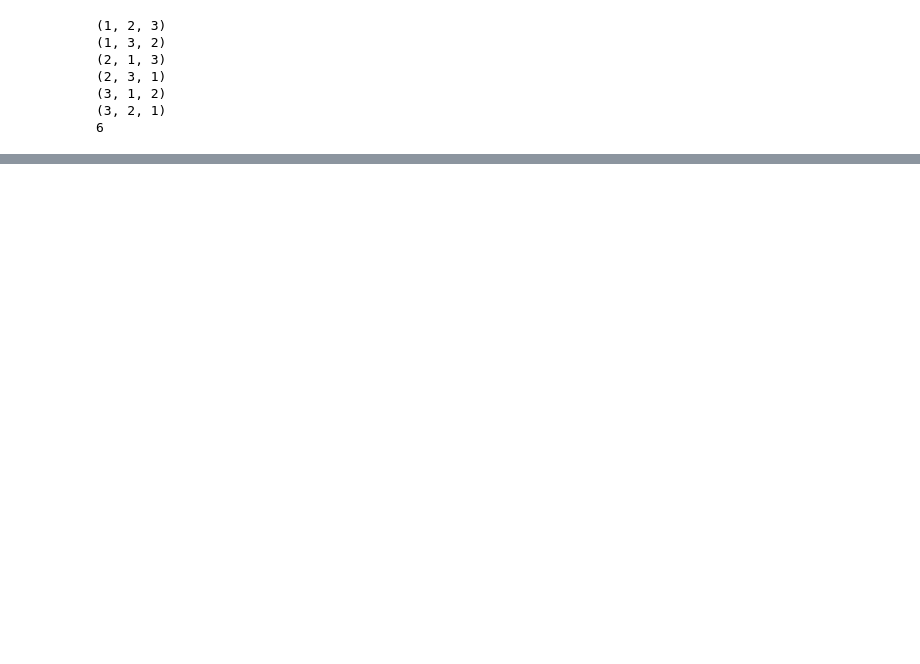
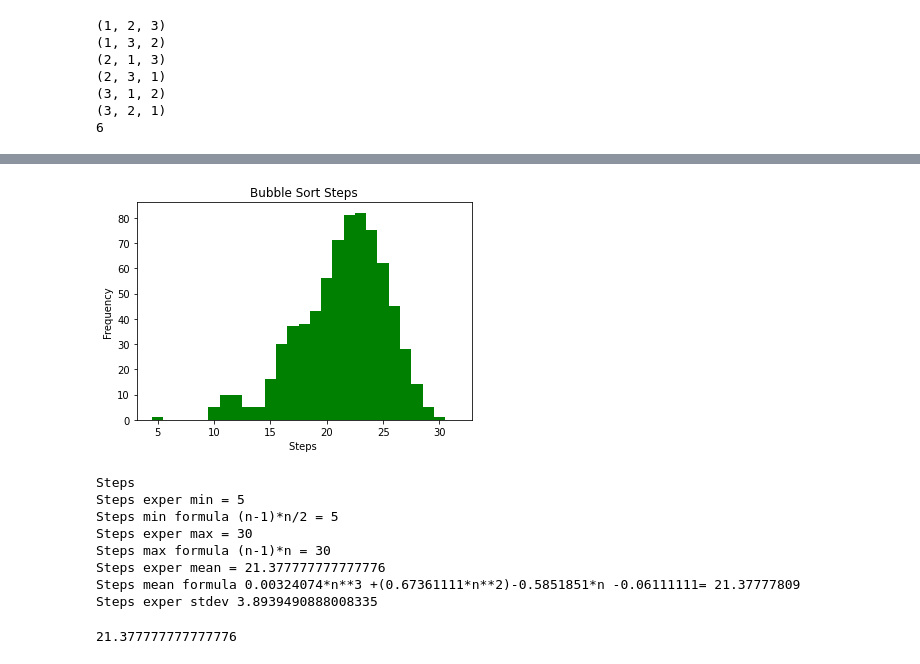
Before and after one commit to jusanchezme/AlgorithmsUN2021II, a Jupyter notebook: Lab8/BubbleSortOptDistributionWithoutRepGroup3.ipynb, the cells around one changed output, grey strips where cells are left out. Saved outputs shown, nothing was run; the diff lists cells and outputs as text; code cells hidden in the pictures; blank space fills up the shorter version.

```diff
--- a/Lab8/BubbleSortOptDistributionWithoutRepGroup3.ipynb
+++ b/Lab8/BubbleSortOptDistributionWithoutRepGroup3.ipynb
@@ -692,0 +372,16 @@ Steps exper stdev 8.352008300078836
+# %%
+#Para n = 6
+#n = int(input("Calculate Steps given n: "))
+n = 6
+bubbleSortOptCalculateSteps(n)
+# %% [output]
+[figure, added]
+Steps
+Steps exper min = 5
+Steps min formula (n-1)*n/2 = 5
+Steps exper max = 30
+Steps max formula (n-1)*n = 30
+Steps exper mean = 21.377777777777776
+Steps mean formula 0.00324074*n**3 +(0.67361111*n**2)-0.5851851*n -0.06111111= 21.37777809
+Steps exper stdev 3.8939490888008335
+21.377777777777776
```
Also changed, not shown: parts of 19 cells of this notebook.
